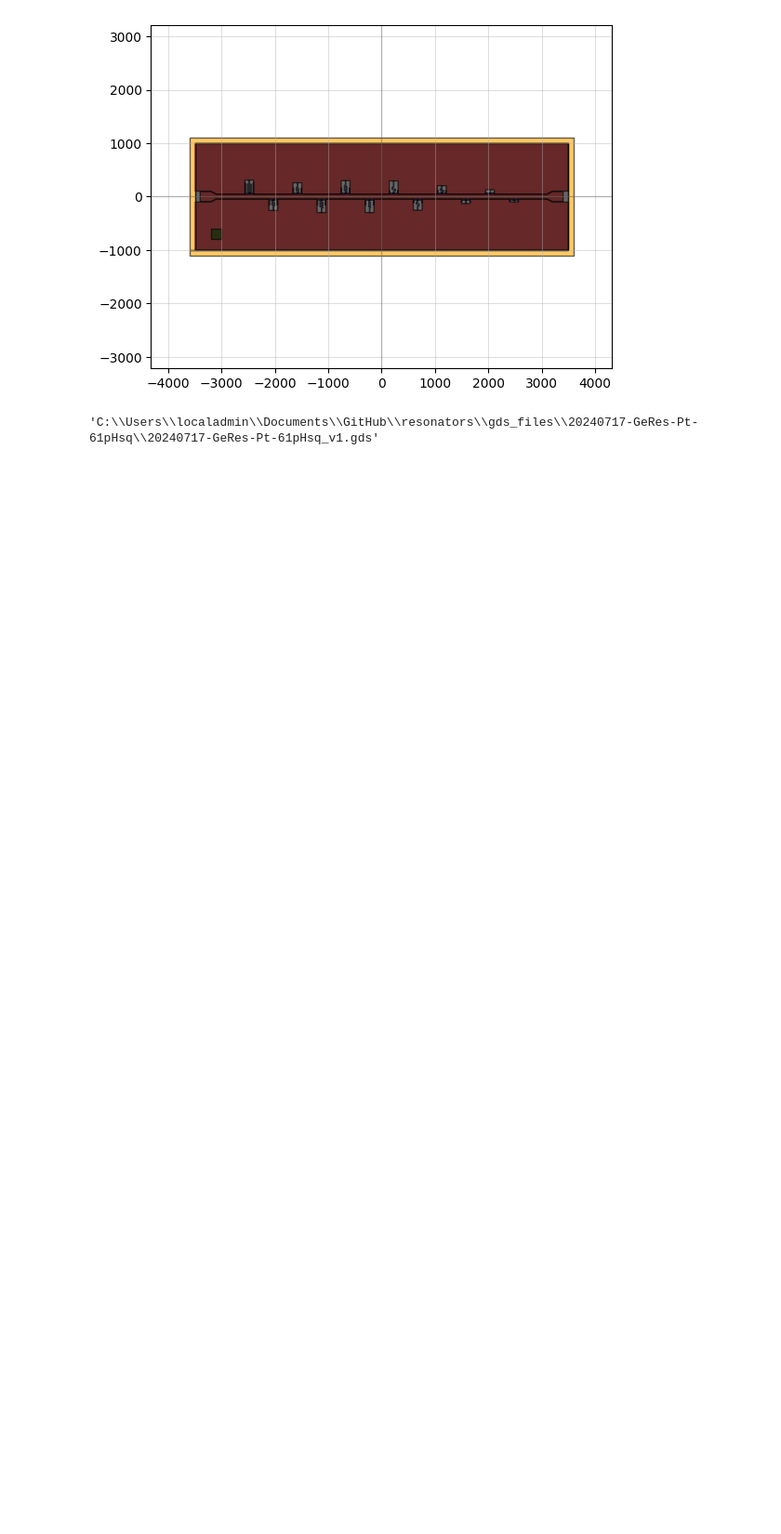
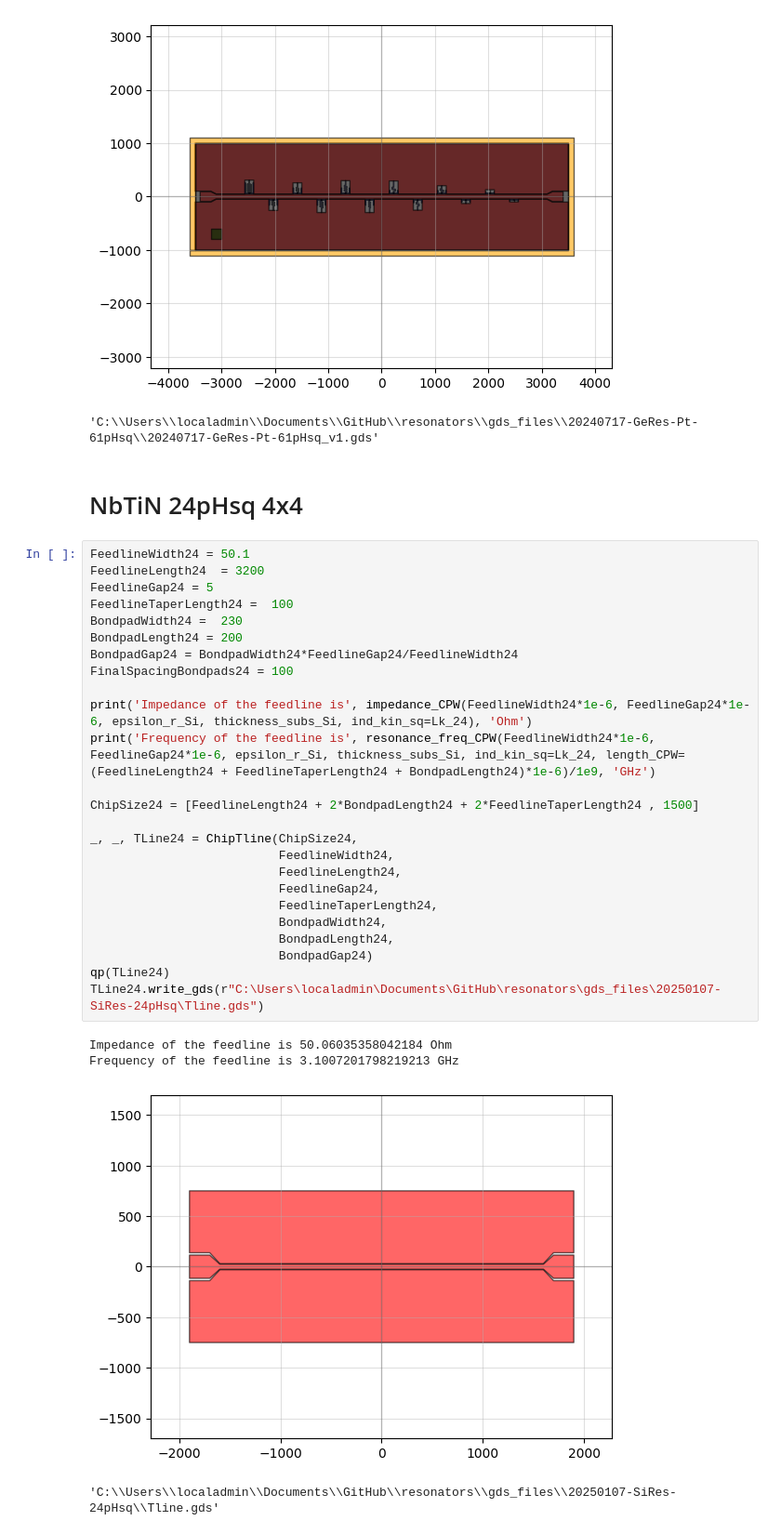
Before and after one commit to cbelo/resonators, a Jupyter notebook: 20240420-chips/design_chips.ipynb, the cells around one changed output. Shown at 93% size. Saved outputs shown, nothing was run; the diff lists cells and outputs as text; blank space fills up the shorter version.

```diff
--- a/20240420-chips/design_chips.ipynb
+++ b/20240420-chips/design_chips.ipynb
@@ -1845,3 +1830,35 @@ Resonator 2
 The frequencies are [1.64250312132962, 4.063426390514384, 4.2893296800547285, 8.266670017966806, 8.778408123975327, 9.398700381144334, 17.08484541177726, 18.856123002718046, 19.976787625460464, 33.236 ...
 [figure]
 'C:\\Users\\localadmin\\Documents\\GitHub\\resonators\\gds_files\\20240717-GeRes-Pt-61pHsq\\20240717-GeRes-Pt-61pHsq_v1.gds'
+# %% [markdown]
+# NbTiN 24pHsq 4x4
+# %%
+FeedlineWidth24 = 50.1
+FeedlineLength24  = 3200
+FeedlineGap24 = 5
+FeedlineTaperLength24 =  100
+BondpadWidth24 =  230
+BondpadLength24 = 200
+BondpadGap24 = BondpadWidth24*FeedlineGap24/FeedlineWidth24
+FinalSpacingBondpads24 = 100
+
+print('Impedance of the feedline is', impedance_CPW(FeedlineWidth24*1e-6, FeedlineGap24*1e-6, epsilon_r_Si, thickness_subs_Si, ind_kin_sq=Lk_24), 'Ohm')
+print('Frequency of the feedline is', resonance_freq_CPW(FeedlineWidth24*1e-6, FeedlineGap24*1e-6, epsilon_r_Si, thickness_subs_Si, ind_kin_sq=Lk_24, length_CPW=(FeedlineLength24 + FeedlineTaperLength24 + BondpadLength24)*1e-6)/1e9, 'GHz')
+
+ChipSize24 = [FeedlineLength24 + 2*BondpadLength24 + 2*FeedlineTaperLength24 , 1500]
+
+_, _, TLine24 = ChipTline(ChipSize24,
+                          FeedlineWidth24,
+                          FeedlineLength24,
+                          FeedlineGap24,
+                          FeedlineTaperLength24,
+                          BondpadWidth24,
+                          BondpadLength24,
+                          BondpadGap24)
+qp(TLine24)
+TLine24.write_gds(r"C:\Users\localadmin\Documents\GitHub\resonators\gds_files\20250107-SiRes-24pHsq\Tline.gds")
+# %% [output]
+Impedance of the feedline is 50.06035358042184 Ohm
+Frequency of the feedline is 3.1007201798219213 GHz
+[figure, added]
+'C:\\Users\\localadmin\\Documents\\GitHub\\resonators\\gds_files\\20250107-SiRes-24pHsq\\Tline.gds'
```
Also changed, not shown: parts of 4 cells of this notebook, 5 other files.
